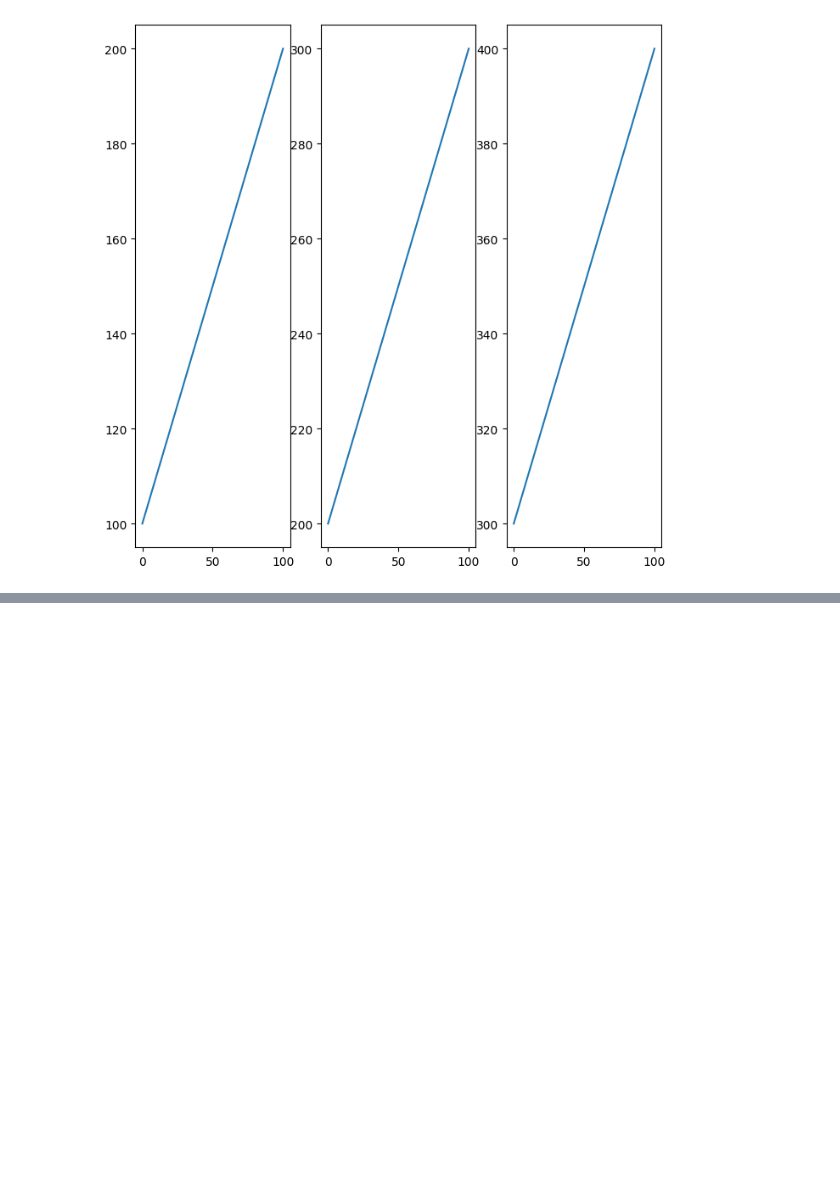
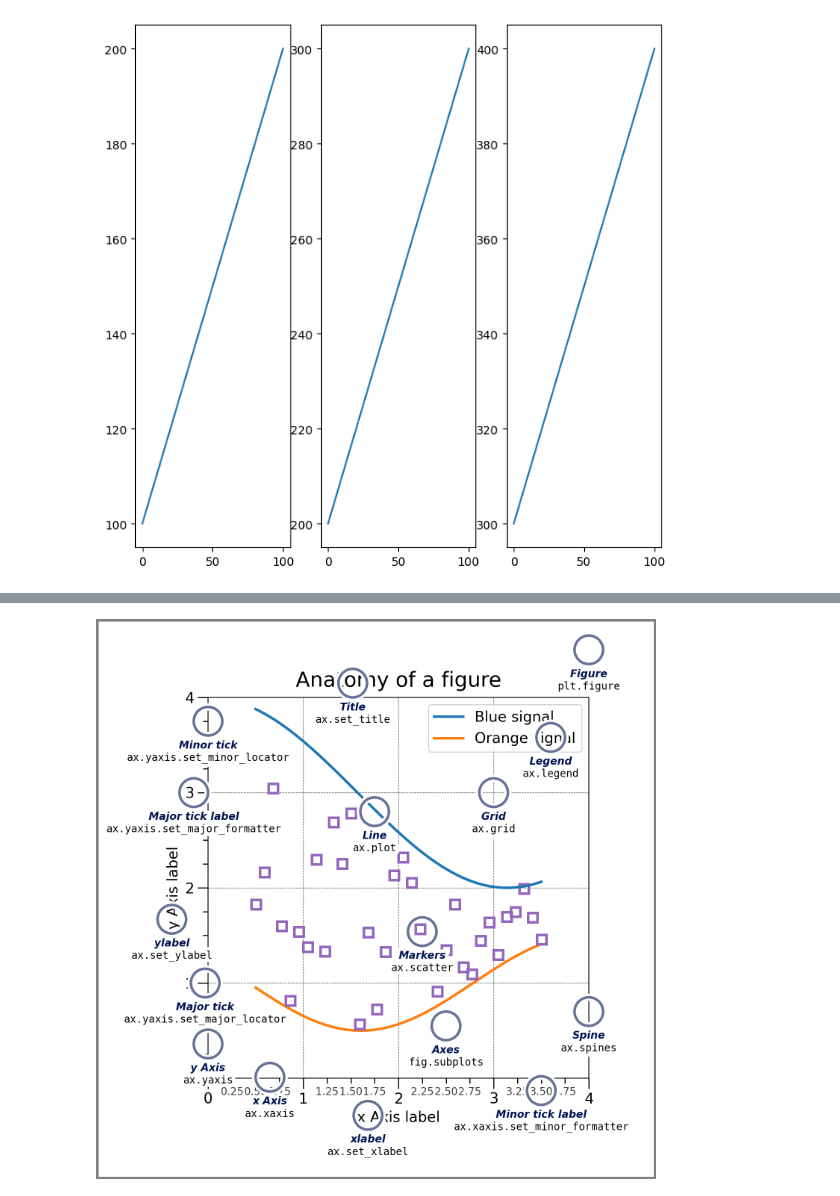
Before and after one commit to jsh112/vs_code_c, a Jupyter notebook: SKADA/DataAnlaysis_Basic/09_Visualization of Matplotlib/cds_exercise_09.ipynb, the cells around one changed output, grey strips where cells are left out. Drawn from its saved outputs; the diff is of its cells as text; code cells hidden in the pictures; blank space fills up the shorter version.

```diff
--- a/SKADA/DataAnlaysis_Basic/09_Visualization of Matplotlib/cds_exercise_09.ipynb
+++ b/SKADA/DataAnlaysis_Basic/09_Visualization of Matplotlib/cds_exercise_09.ipynb
@@ -108,0 +131,7 @@ plt.plot(data3)
+# %%
+from IPython.display import Image
+
+# 출처: matplotlib.org
+Image('https://matplotlib.org/_images/anatomy.png')
+# %% [output]
+[figure, added]
```
Also changed, not shown: parts of 24 cells of this notebook, 1 other file.
